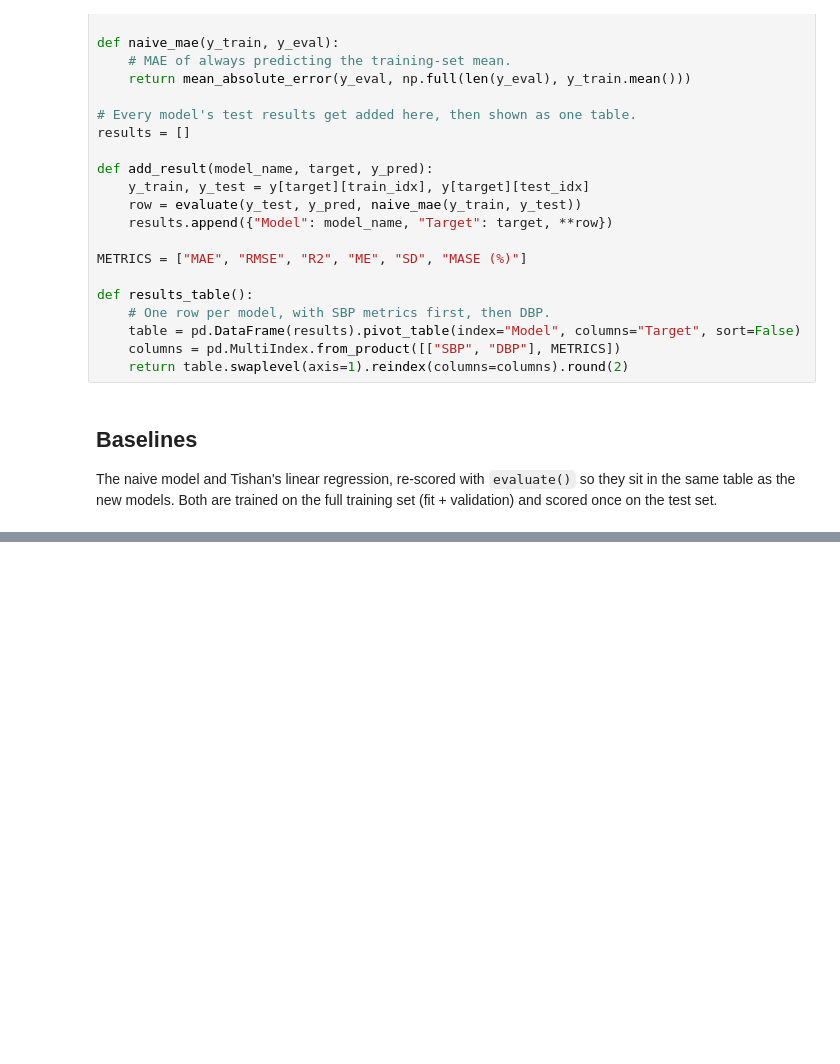
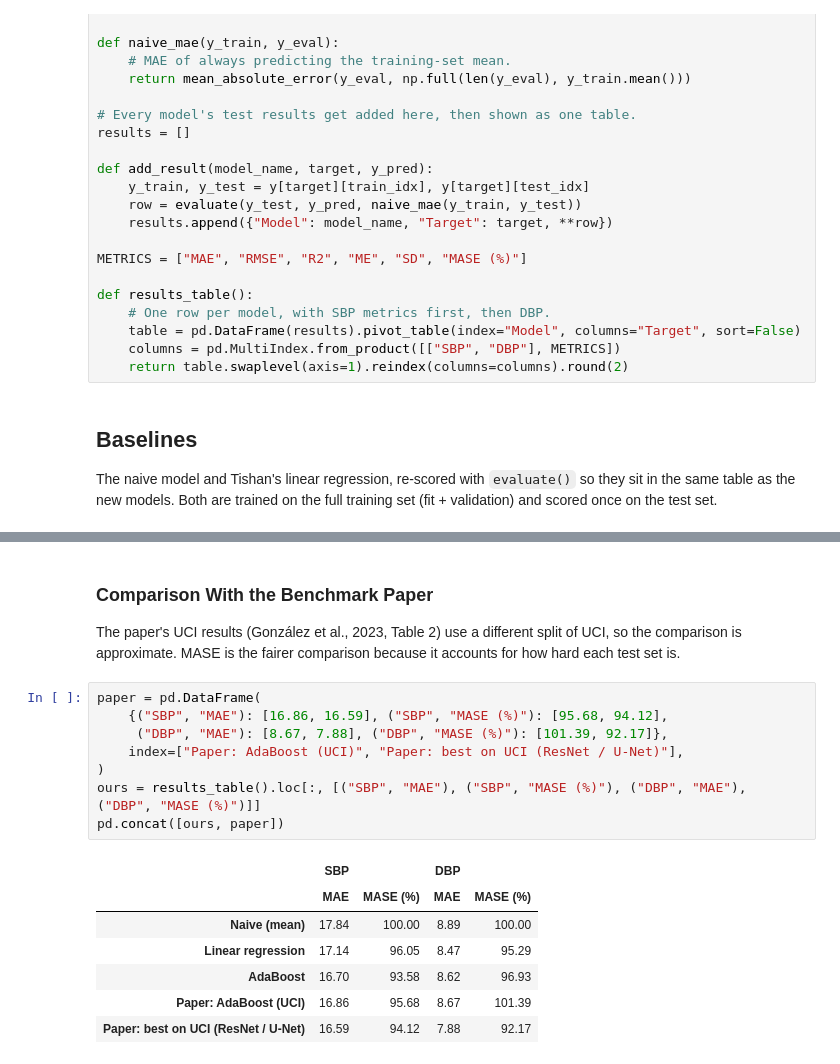
Before and after one commit to Break-Through-Tech/Microsoft-1B-educational-blood-pressure-estimation, a Jupyter notebook: notebooks/moyin_models.ipynb, the cells around one changed output, grey strips where cells are left out. Saved outputs shown, nothing was run; the diff lists cells and outputs as text; blank space fills up the shorter version.

```diff
--- a/notebooks/moyin_models.ipynb
+++ b/notebooks/moyin_models.ipynb
@@ -1243,0 +1375,22 @@ results_table()
+# %% [markdown]
+### Comparison With the Benchmark Paper
+
+The paper's UCI results (González et al., 2023, Table 2) use a different split
+of UCI, so the comparison is approximate. MASE is the fairer comparison because
+it accounts for how hard each test set is.
+# %%
+paper = pd.DataFrame(
+    {("SBP", "MAE"): [16.86, 16.59], ("SBP", "MASE (%)"): [95.68, 94.12],
+     ("DBP", "MAE"): [8.67, 7.88], ("DBP", "MASE (%)"): [101.39, 92.17]},
+    index=["Paper: AdaBoost (UCI)", "Paper: best on UCI (ResNet / U-Net)"],
+)
+ours = results_table().loc[:, [("SBP", "MAE"), ("SBP", "MASE (%)"), ("DBP", "MAE"), ("DBP", "MASE (%)")]]
+pd.concat([ours, paper])
+# %% [output]
+|  | SBP |  | DBP |  |
+|  | MAE | MASE (%) | MAE | MASE (%) |
+| Naive (mean) | 17.84 | 100.00 | 8.89 | 100.00 |
+| Linear regression | 17.14 | 96.05 | 8.47 | 95.29 |
+| AdaBoost | 16.70 | 93.58 | 8.62 | 96.93 |
+| Paper: AdaBoost (UCI) | 16.86 | 95.68 | 8.67 | 101.39 |
+| Paper: best on UCI (ResNet / U-Net) | 16.59 | 94.12 | 7.88 | 92.17 |
```
Also changed, not shown: parts of 9 cells of this notebook.
